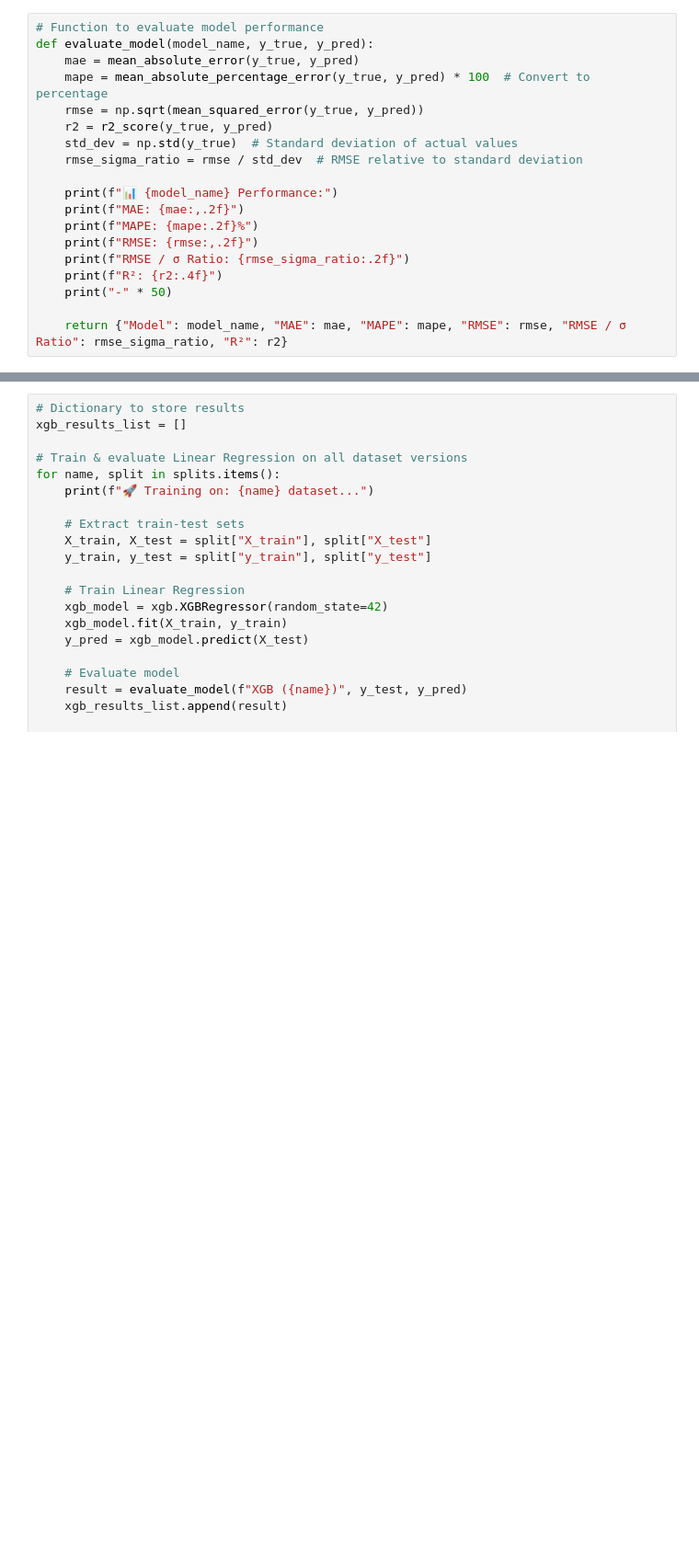
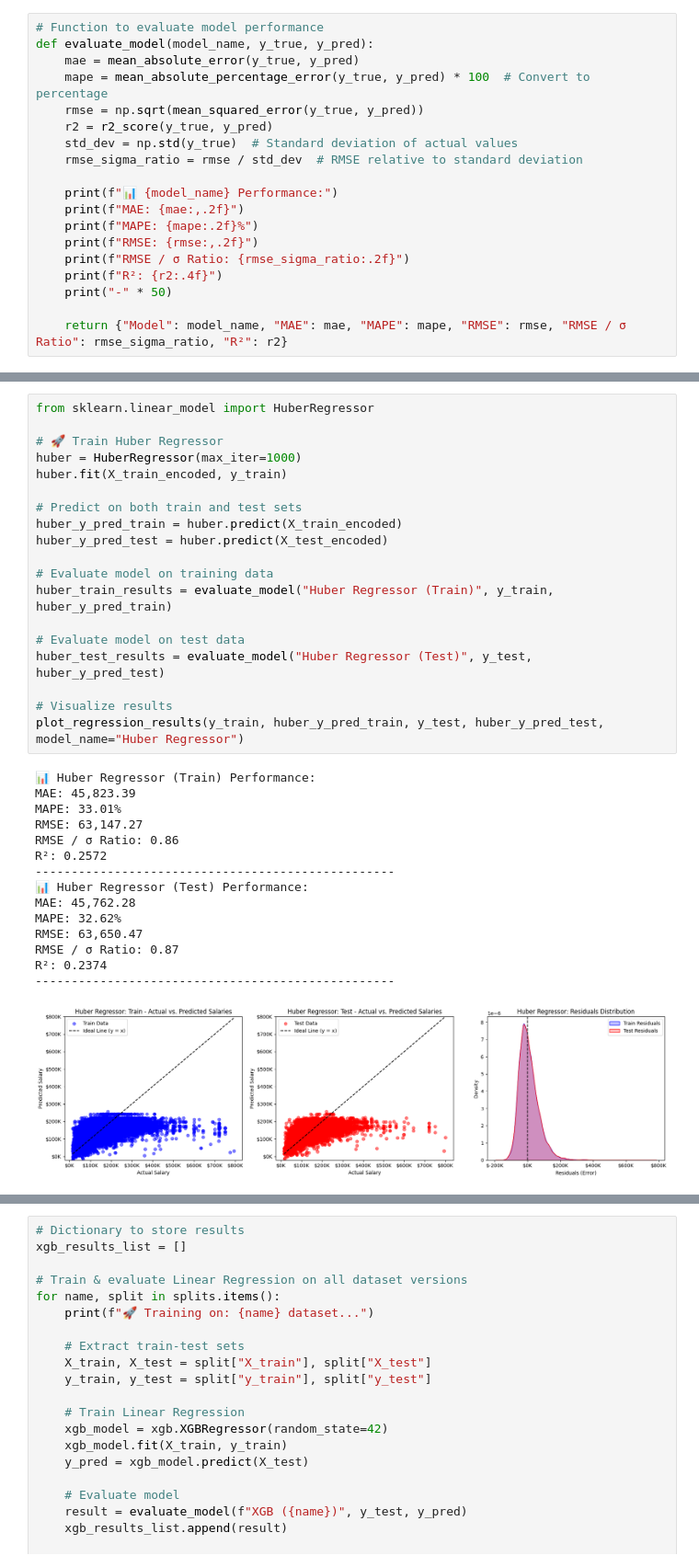
Before and after one commit to danielbehargithub/LinkedIn_Salary, a Jupyter notebook: Salary/Salary_prediction_model.ipynb, the cells around one changed output, grey strips where cells are left out. Shown at 92% size. Saved outputs shown, nothing was run; the diff lists cells and outputs as text; blank space fills up the shorter version.

```diff
--- a/Salary/Salary_prediction_model.ipynb
+++ b/Salary/Salary_prediction_model.ipynb
@@ -206,0 +300,35 @@ Linear Regression (Full Data) 45855.05984 34.360109 61822.539698        0.842898
+# %%
+from sklearn.linear_model import HuberRegressor
+
+# 🚀 Train Huber Regressor
+huber = HuberRegressor(max_iter=1000)
+huber.fit(X_train_encoded, y_train)
+
+# Predict on both train and test sets
+huber_y_pred_train = huber.predict(X_train_encoded)
+huber_y_pred_test = huber.predict(X_test_encoded)
+
+# Evaluate model on training data
+huber_train_results = evaluate_model("Huber Regressor (Train)", y_train, huber_y_pred_train)
+
+# Evaluate model on test data
+huber_test_results = evaluate_model("Huber Regressor (Test)", y_test, huber_y_pred_test)
+
+# Visualize results
+plot_regression_results(y_train, huber_y_pred_train, y_test, huber_y_pred_test, model_name="Huber Regressor")
+# %% [output]
+📊 Huber Regressor (Train) Performance:
+MAE: 45,823.39
+MAPE: 33.01%
+RMSE: 63,147.27
+RMSE / σ Ratio: 0.86
+R²: 0.2572
+--------------------------------------------------
+📊 Huber Regressor (Test) Performance:
+MAE: 45,762.28
+MAPE: 32.62%
+RMSE: 63,650.47
+RMSE / σ Ratio: 0.87
+R²: 0.2374
+--------------------------------------------------
+[figure, added]
```
Also changed, not shown: parts of 16 cells of this notebook.
